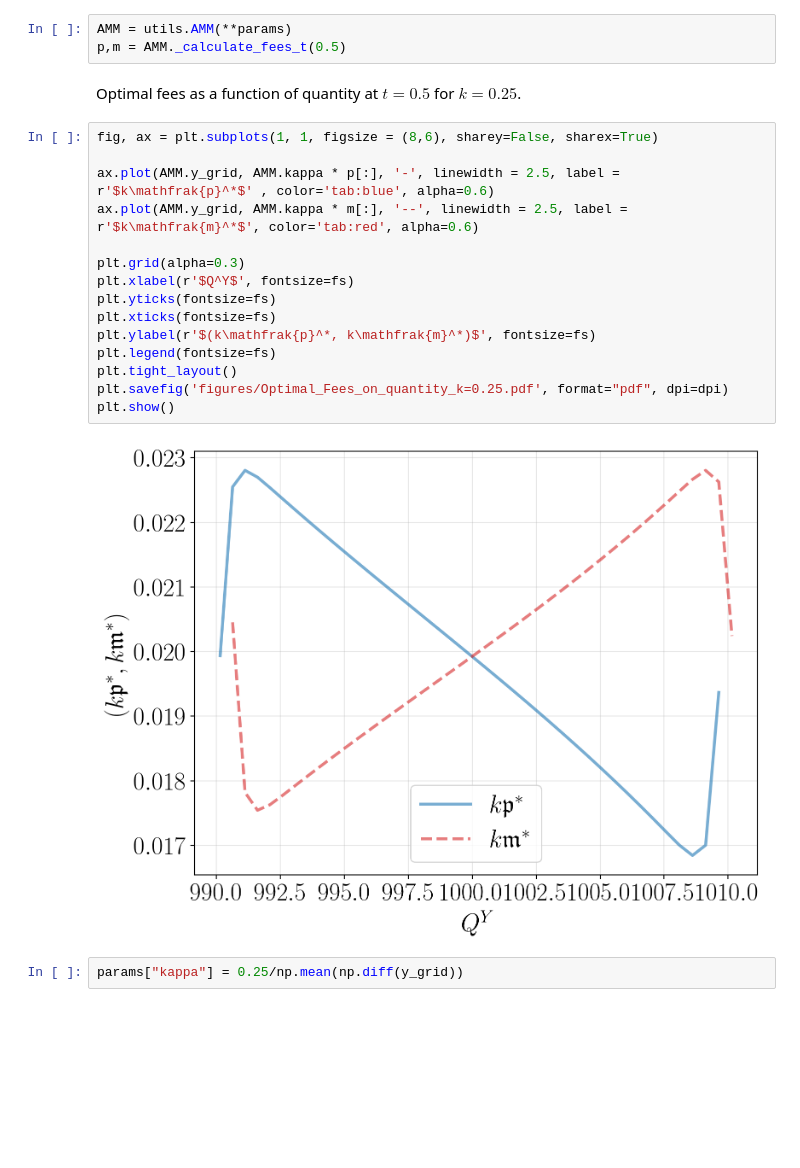
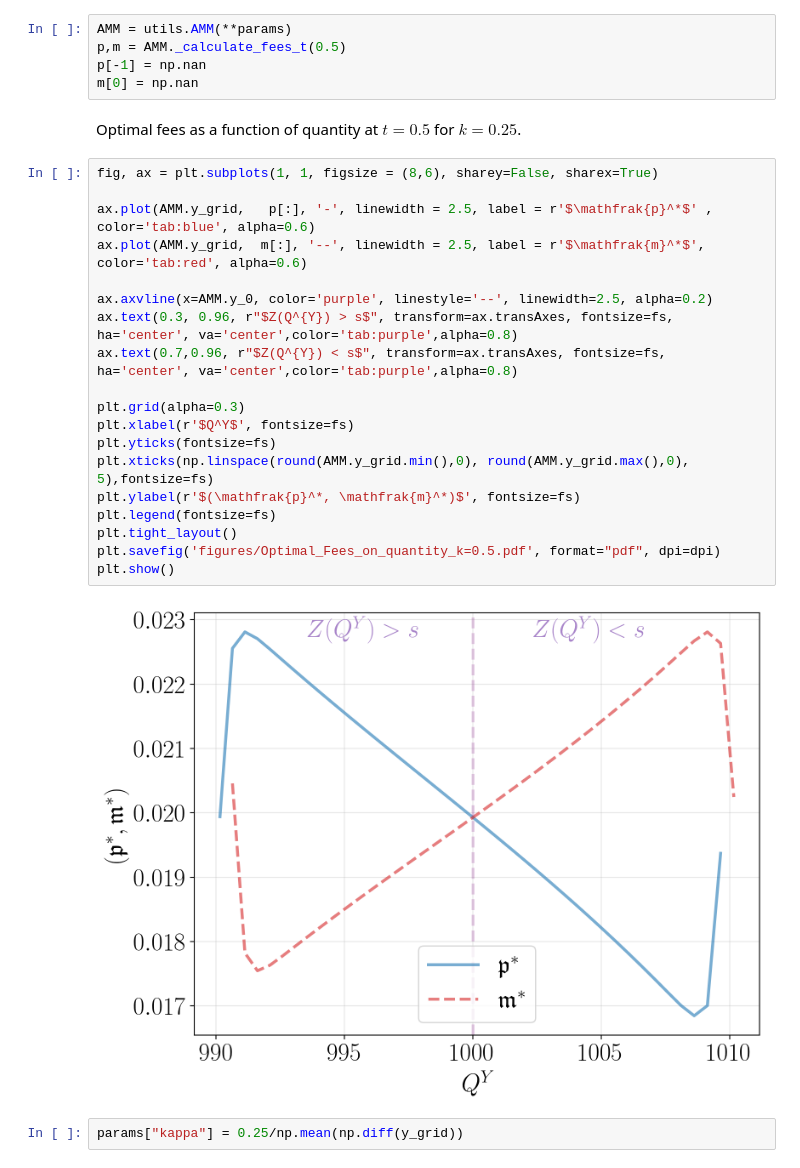
Before and after one commit to leonardobaggiani/amm-fees, a Jupyter notebook: SimulationNew.ipynb, the cells around one changed output. Drawn from its saved outputs; the diff is of its cells as text; blank space fills up the shorter version.

```diff
--- a/SimulationNew.ipynb
+++ b/SimulationNew.ipynb
@@ -122,25 +149,31 @@ params["kappa"] = 0.5/np.mean(np.diff(y_grid))
 # %%
 AMM = utils.AMM(**params)
 p,m = AMM._calculate_fees_t(0.5)
+p[-1] = np.nan
+m[0] = np.nan
 # %% [markdown]
 Optimal fees as a function of quantity at $t=0.5$ for $k=0.25$.
 # %%
 fig, ax = plt.subplots(1, 1, figsize = (8,6), sharey=False, sharex=True)
 
-ax.plot(AMM.y_grid, AMM.kappa * p[:], '-', linewidth = 2.5, label = r'$k\mathfrak{p}^*$' , color='tab:blue', alpha=0.6)
-ax.plot(AMM.y_grid, AMM.kappa * m[:], '--', linewidth = 2.5, label = r'$k\mathfrak{m}^*$', color='tab:red', alpha=0.6)
+ax.plot(AMM.y_grid,   p[:], '-', linewidth = 2.5, label = r'$\mathfrak{p}^*$' , color='tab:blue', alpha=0.6)
+ax.plot(AMM.y_grid,  m[:], '--', linewidth = 2.5, label = r'$\mathfrak{m}^*$', color='tab:red', alpha=0.6)
+
+ax.axvline(x=AMM.y_0, color='purple', linestyle='--', linewidth=2.5, alpha=0.2)
+ax.text(0.3, 0.96, r"$Z(Q^{Y}) > s$", transform=ax.transAxes, fontsize=fs, ha='center', va='center',color='tab:purple',alpha=0.8)
+ax.text(0.7,0.96, r"$Z(Q^{Y}) < s$", transform=ax.transAxes, fontsize=fs, ha='center', va='center',color='tab:purple',alpha=0.8)
 
 plt.grid(alpha=0.3)
 plt.xlabel(r'$Q^Y$', fontsize=fs)
 plt.yticks(fontsize=fs)
-plt.xticks(fontsize=fs)
-plt.ylabel(r'$(k\mathfrak{p}^*, k\mathfrak{m}^*)$', fontsize=fs)
+plt.xticks(np.linspace(round(AMM.y_grid.min(),0), round(AMM.y_grid.max(),0), 5),fontsize=fs)
+plt.ylabel(r'$(\mathfrak{p}^*, \mathfrak{m}^*)$', fontsize=fs)
 plt.legend(fontsize=fs)
 plt.tight_layout()
-plt.savefig('figures/Optimal_Fees_on_quantity_k=0.25.pdf', format="pdf", dpi=dpi)
+plt.savefig('figures/Optimal_Fees_on_quantity_k=0.5.pdf', format="pdf", dpi=dpi)
 plt.show()
 # %% [output]
-[figure, old version]
+[figure, new version]
 # %%
 params["kappa"] = 0.25/np.mean(np.diff(y_grid))
 # %%
```
Also changed, not shown: parts of 29 cells of this notebook, 12 other files.
